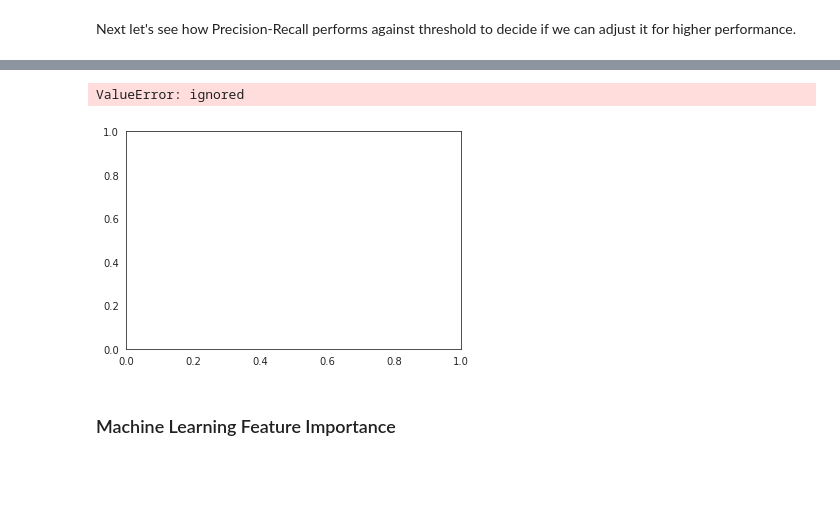
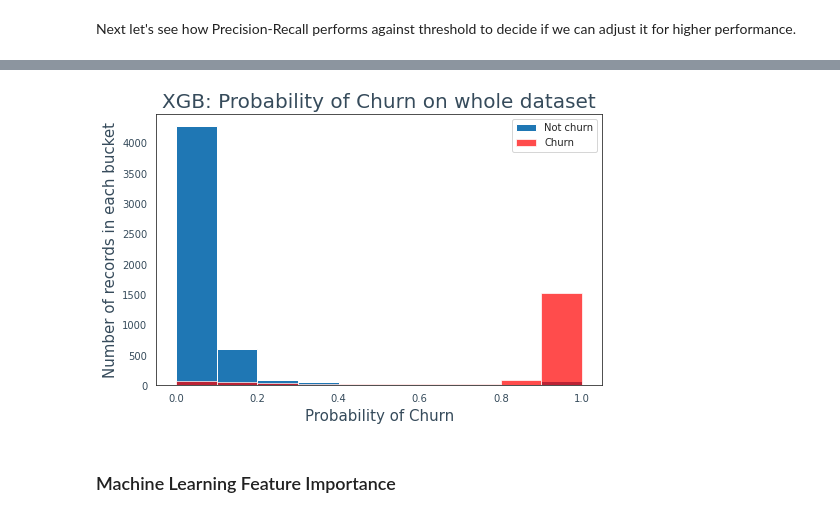
Before and after one commit to gabijanag/Modeling_for_Churn, a Jupyter notebook: AI_Churn_modeling.ipynb, the cells around one changed output, grey strips where cells are left out. Cells and saved outputs as stored; diff of their text form; code cells hidden in the pictures; blank space fills up the shorter version.

```diff
--- a/AI_Churn_modeling.ipynb
+++ b/AI_Churn_modeling.ipynb
@@ -643,7 +644,7 @@ def over_sample(X_train, y_train):
     return X_train, y_train
 
 
-# X_train, y_train = over_sample(X_train, y_train)
+X_train, y_train = over_sample(X_train, y_train)
 # %% [markdown]
 ## Selection of ML models
 # %% [markdown]
@@ -745,16 +737,16 @@ ExtraTreesClassifier: 0.480554 (+/- 0.023359)
 # Pepare data in the right format for boxplot comparison
 df_boxplot = pd.DataFrame(columns=['names', 'results'])
 i = 0
-for x in range(len(results)):
-  for y in results[x]:
-    df_boxplot.loc[i, 'names'] = names[x]
-    df_boxplot.loc[i, 'results'] = y
+for j in range(len(results)):
+  for g in results[j]:
+    df_boxplot.loc[i, 'names'] = names[j]
+    df_boxplot.loc[i, 'results'] = g
     i = i + 1
 df_boxplot['results'] = df_boxplot['results'].astype(float)
 
 # Plor
 fig = plt.figure(figsize=(15,6))
-fig.suptitle('Classifier Algorithm Comparison', fontsize=22)
+fig.suptitle('ML Models Comparison', fontsize=22)
 ax = fig.add_subplot(111)
 sns.boxplot(x='names', y='results', data=df_boxplot)
 ax.set_xticklabels(names)
@@ -781,12 +885,15 @@ def train(clf_class, **kwargs):
 
     # Predict class labels and probabilities
 #     y_pred = clf.predict(X_test)  #Predicted class labels. Default threshold 0.5
+    if clf_class == RidgeClassifier:
+        y_pred = clf.predict(X_test)
+        y_prob = y_pred.copy() # Ridge Classifier does not have predict_proba
+        prec, recall, thresholds = precision_recall_curve(y_test, y_pred)
+    else:
+        y_pred = (clf.predict_proba(X_test)[:,1] >= 0.33).astype(bool)  #Predicted class labels. Change threshold
+        y_prob = clf.predict_proba(X_test) #Predicted probabilities
 
-    y_pred = (clf.predict_proba(X_test)[:,1] >= 0.33).astype(bool)  #Predicted class labels. Change threshold
-    y_prob = clf.predict_proba(X_test) #Predicted probabilities
-
-    # For PR AUC
-    prec, recall, thresholds = precision_recall_curve(y_test, clf.predict_proba(X_test)[:,1])
-
+        # For PR AUC
+        prec, recall, thresholds = precision_recall_curve(y_test, clf.predict_proba(X_test)[:,1])
 
     return clf, y_pred, y_prob, prec, recall, thresholds
@@ -878,26 +1028,25 @@ threshold_plot(thresholds_rf, prec_rf, recall_rf, 'Random Forest')
 # %%
 '''Probability distribution'''
 import matplotlib.pyplot as plt
 
-prediction=(rf.predict_proba(X)[:,1]).round(1)
+prediction=(xgf.predict_proba(X)[:,1]).round(1)
 
 # Add color around the plot for PPT
-# plt.figure(figsize=(8, 5)).patch.set_facecolor('#FEF6E0')
+plt.figure(figsize=(8, 5))
 
-plt.hist(prediction[y==0], label='Not churn', alpha=0.7, color='b')
+plt.hist(prediction[y==0], label='Not churn',  color='#1f77b4')
 plt.hist(prediction[y==1], label='Churn', alpha=0.7, color='r')
 plt.xlabel('Probability of Churn', color='#364B5B', fontsize=15)
 plt.ylabel('Number of records in each bucket', color='#364B5B', fontsize=15)
 plt.legend()
 plt.tick_params(axis='both', pad=5)
 
 # Color params
-plt.title('Probability of Churn on whole dataset', fontsize=20, color='#364B5B')
+plt.title('XGB: Probability of Churn on whole dataset', fontsize=20, color='#364B5B')
 plt.tick_params(color='#364B5B', labelcolor='#364B5B')
 
 plt.show()
 # %% [output]
-ValueError: ignored
-[figure, old version]
+[figure, new version]
 # %% [markdown]
 ### Machine Learning Feature Importance
```
Also changed, not shown: parts of 48 cells of this notebook.
